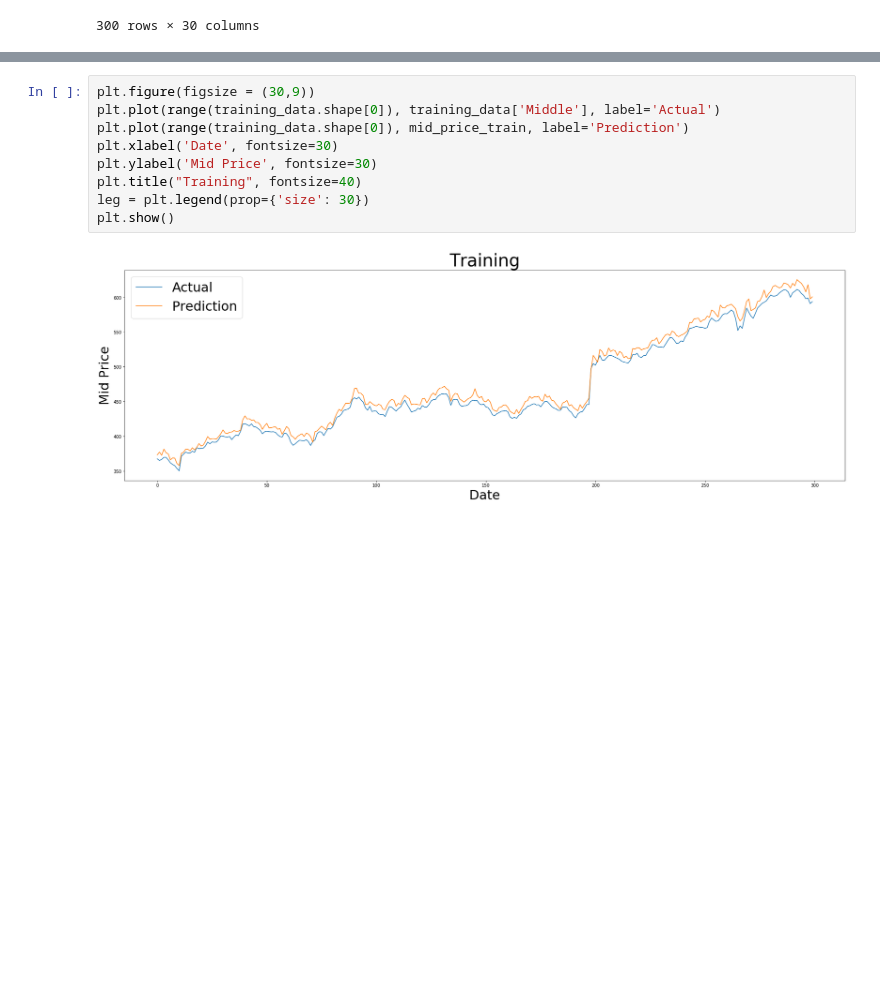
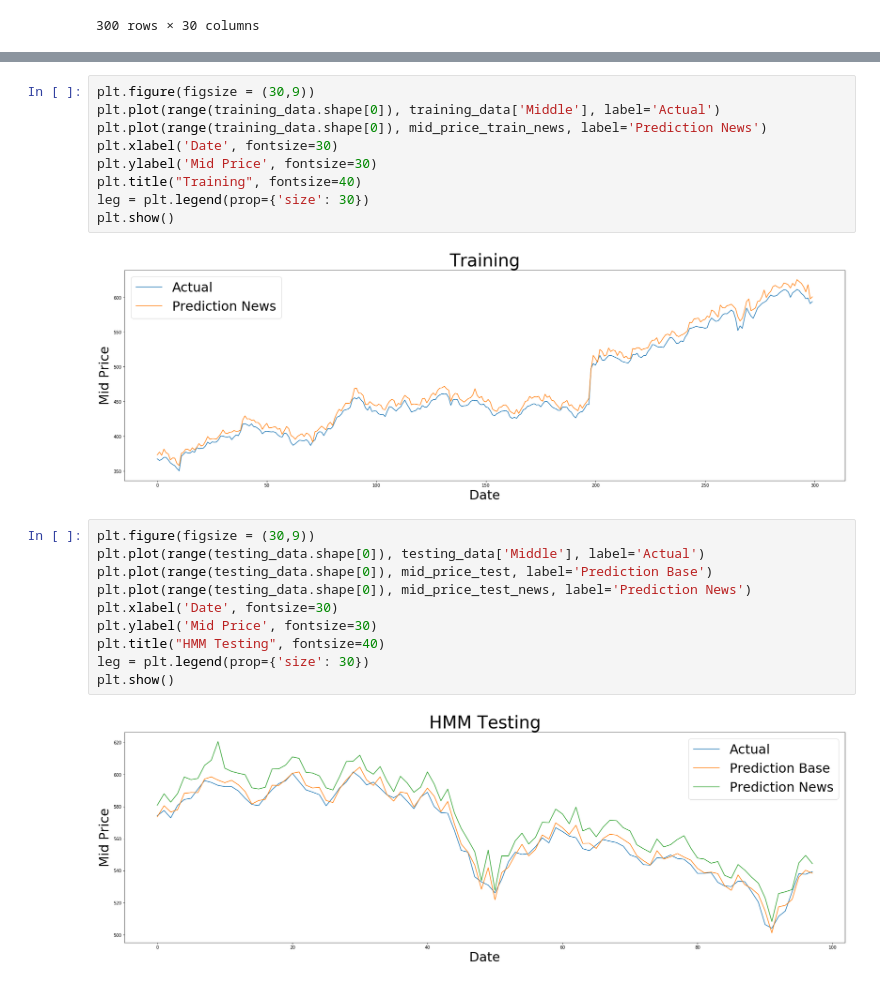
Before and after one commit to stanleykywu/predicting-stocks, a Jupyter notebook: models/HMM2.ipynb, the cells around one changed output, grey strips where cells are left out. Cells and saved outputs as stored; diff of their text form; blank space fills up the shorter version.

```diff
--- a/models/HMM2.ipynb
+++ b/models/HMM2.ipynb
@@ -473,11 +473,23 @@ plt.show()
 # %%
 plt.figure(figsize = (30,9))
 plt.plot(range(training_data.shape[0]), training_data['Middle'], label='Actual')
-plt.plot(range(training_data.shape[0]), mid_price_train, label='Prediction')
+plt.plot(range(training_data.shape[0]), mid_price_train_news, label='Prediction News')
 plt.xlabel('Date', fontsize=30)
 plt.ylabel('Mid Price', fontsize=30)
 plt.title("Training", fontsize=40)
 leg = plt.legend(prop={'size': 30})
 plt.show()
 # %% [output]
-[figure, old version]
+[figure, new version]
+# %%
+plt.figure(figsize = (30,9))
+plt.plot(range(testing_data.shape[0]), testing_data['Middle'], label='Actual')
+plt.plot(range(testing_data.shape[0]), mid_price_test, label='Prediction Base')
+plt.plot(range(testing_data.shape[0]), mid_price_test_news, label='Prediction News')
+plt.xlabel('Date', fontsize=30)
+plt.ylabel('Mid Price', fontsize=30)
+plt.title("HMM Testing", fontsize=40)
+leg = plt.legend(prop={'size': 30})
+plt.show()
+# %% [output]
+[figure, added]
```
Also changed, not shown: parts of 13 cells of this notebook.
